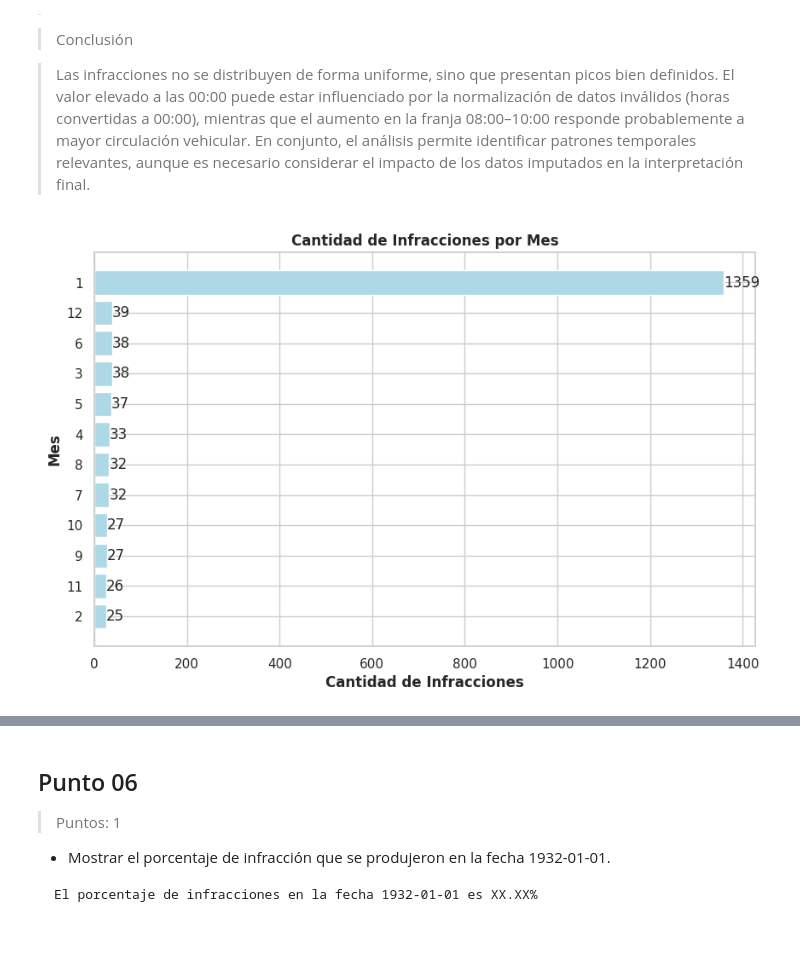
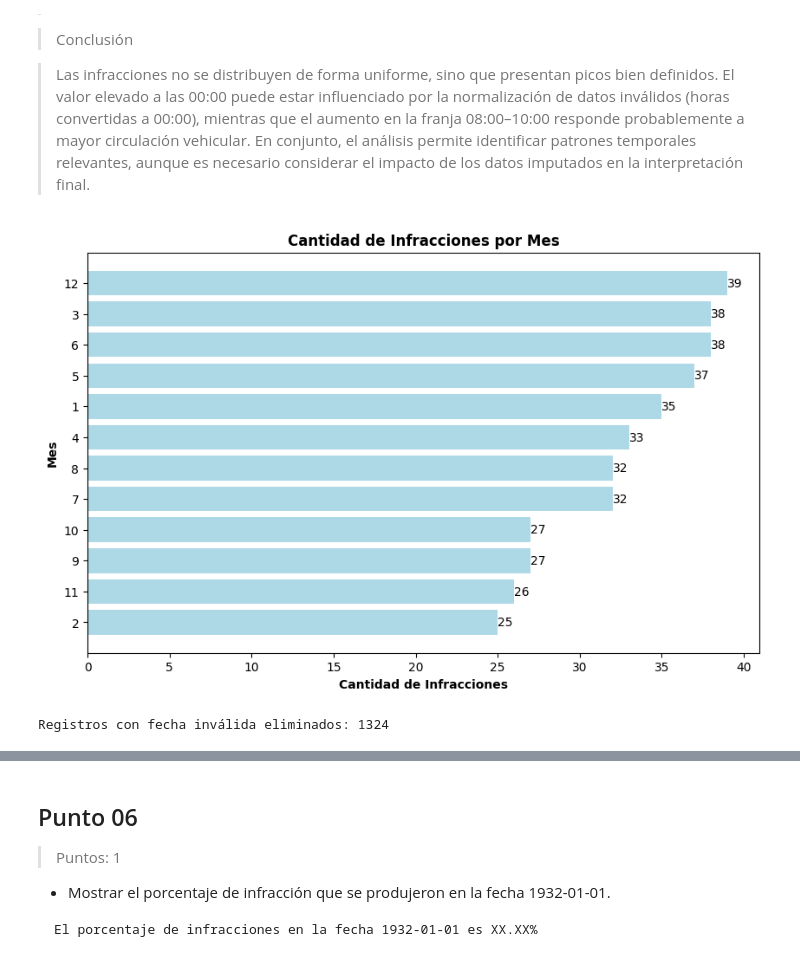
Before and after one commit to ckriztian/lcd-tp-urban-flow, a Jupyter notebook: 01_Flujo_Urbano-Vera_Cristian-Verdun_Dario-Sanchez_Sergio-Saldivia_Eduardo.ipynb, the cells around one changed output, grey strips where cells are left out. Drawn from its saved outputs; the diff is of its cells as text; code cells hidden in the pictures.

Commit message:
limpieza, normalización, análisis y visualización completa del dataset de infracciones. Actualización de archivo CHANGELOG

```diff
--- a/01_Flujo_Urbano-Vera_Cristian-Verdun_Dario-Sanchez_Sergio-Saldivia_Eduardo.ipynb
+++ b/01_Flujo_Urbano-Vera_Cristian-Verdun_Dario-Sanchez_Sergio-Saldivia_Eduardo.ipynb
@@ -1138,11 +1191,15 @@ Name: count, dtype: float64
 >Las infracciones no se distribuyen de forma uniforme, sino que presentan picos bien definidos. El valor elevado a las 00:00 puede estar influenciado por la normalización de datos inválidos (horas convertidas a 00:00), mientras que el aumento en la franja 08:00–10:00 responde probablemente a mayor circulación vehicular. En conjunto, el análisis permite identificar patrones temporales relevantes, aunque es necesario considerar el impacto de los datos imputados en la interpretación final.
 # %%
 #@title Ejercicio 5.3 - Cantidad de infracciones por mes
+
 # Copia de trabajo
 df_mes: pd.DataFrame = df_infractores.copy()
 
 # Asegurar formato datetime
 df_mes["fecha"] = pd.to_datetime(df_mes["fecha"])
+
+# ❗ Filtrar fechas inválidas (1932-01-01)
+df_mes = df_mes[df_mes["fecha"] != pd.Timestamp("1932-01-01")]
 
 # Extraer mes
 df_mes["mes"] = df_mes["fecha"].dt.month
@@ -1153,32 +1210,36 @@ conteo_meses: pd.Series = (
     .value_counts()
     .sort_values(ascending=False)
 )
 
 # Crear gráfico
 plt.figure(figsize=(10, 6))
 
 plt.barh(
     conteo_meses.index.astype(str),
     conteo_meses.values,
-    color = "lightblue"
+    color="lightblue"
 )
 
 # Invertir eje (mayor arriba)
 plt.gca().invert_yaxis()
 
 # Títulos
 plt.title("Cantidad de Infracciones por Mes", fontweight="bold")
 plt.xlabel("Cantidad de Infracciones", fontweight="bold")
 plt.ylabel("Mes", fontweight="bold")
 
 # Mostrar valores
 for i, v in enumerate(conteo_meses.values):
     plt.text(v, i, str(v), va='center')
 
 # Guardar gráfico
 plt.savefig("urban_flow/data/interim/plots/months.jpg", bbox_inches="tight")
 
 # Mostrar gráfico
 plt.show()
+
+print("Registros con fecha inválida eliminados:",
+      (df_infractores["fecha"] == "1932-01-01").sum())
 # %% [output]
-[figure, old version]
+[figure, new version]
+Registros con fecha inválida eliminados: 1324
```
Also changed, not shown: parts of 27 cells of this notebook.
